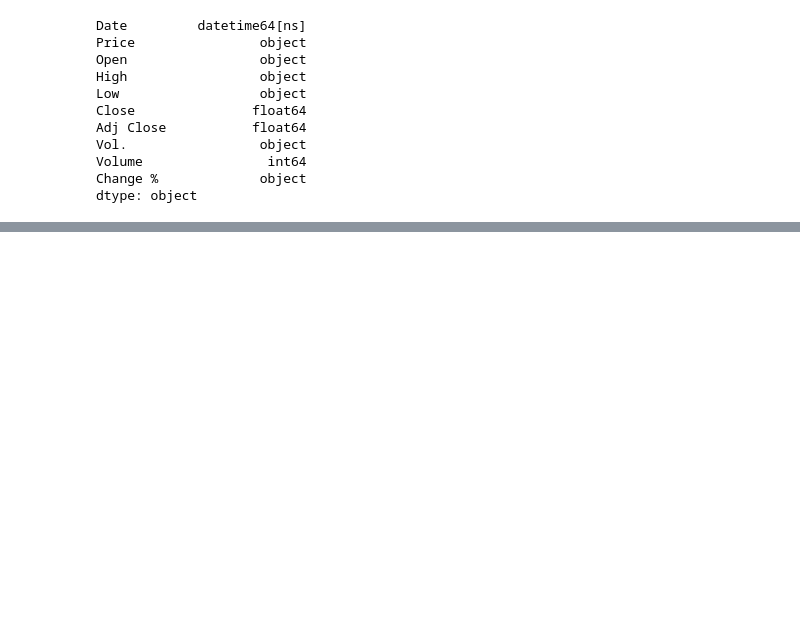
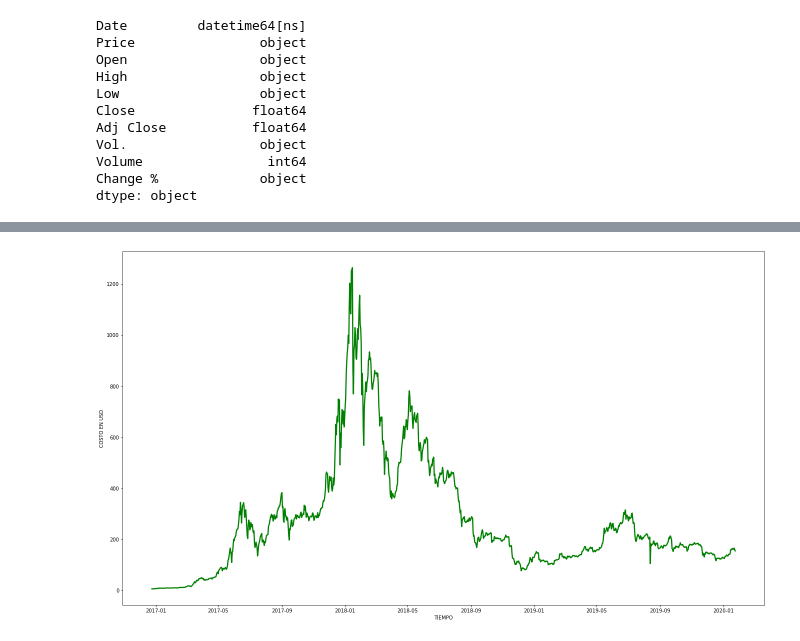
Before and after one commit to ironhack-datalabs/datamex0120, a Jupyter notebook: module-1/web-project/your-code/Untitled.ipynb, the cells around one changed output, grey strips where cells are left out. Saved outputs shown, nothing was run; the diff lists cells and outputs as text; code cells hidden in the pictures; blank space fills up the shorter version.

```diff
--- a/module-1/web-project/your-code/Untitled.ipynb
+++ b/module-1/web-project/your-code/Untitled.ipynb
@@ -131 +148,10 @@ plt.plot(date,lo)
+# %%
+plt.figure(figsize=[23,13],edgecolor='black',frameon=False)
+plt.xlabel('TIEMPO')
+plt.ylabel('COSTO EN USD')
+lo = final3['Low']
+plt.plot(date,lo,linewidth=2.5, label='Low',c='green')
+plt.show()
+# %% [output]
+[figure, added]
 # %%
```
Also changed, not shown: parts of 13 cells of this notebook.
